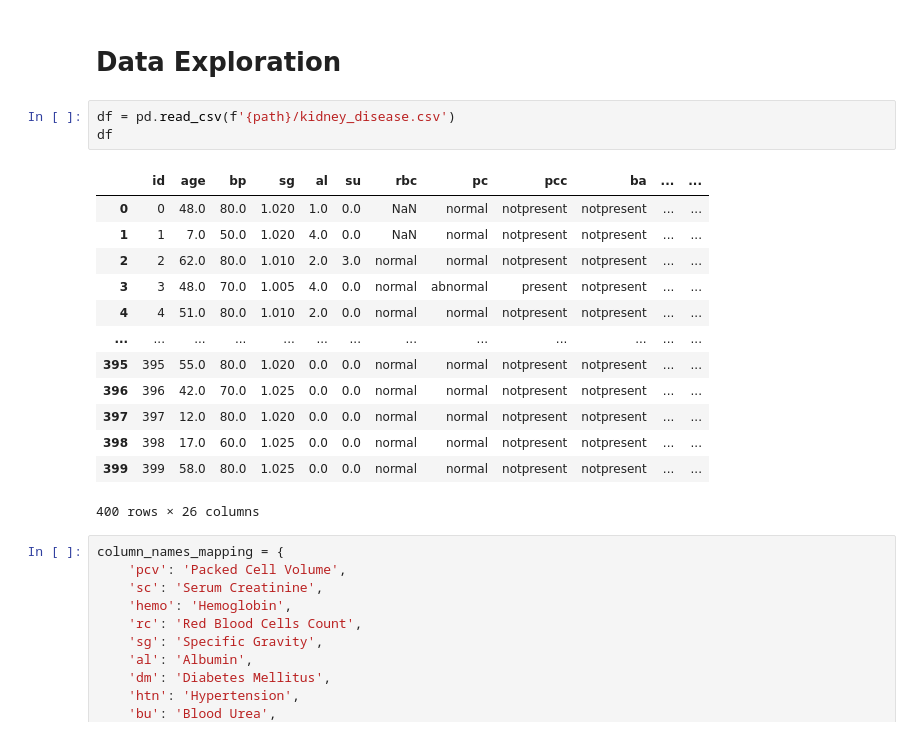
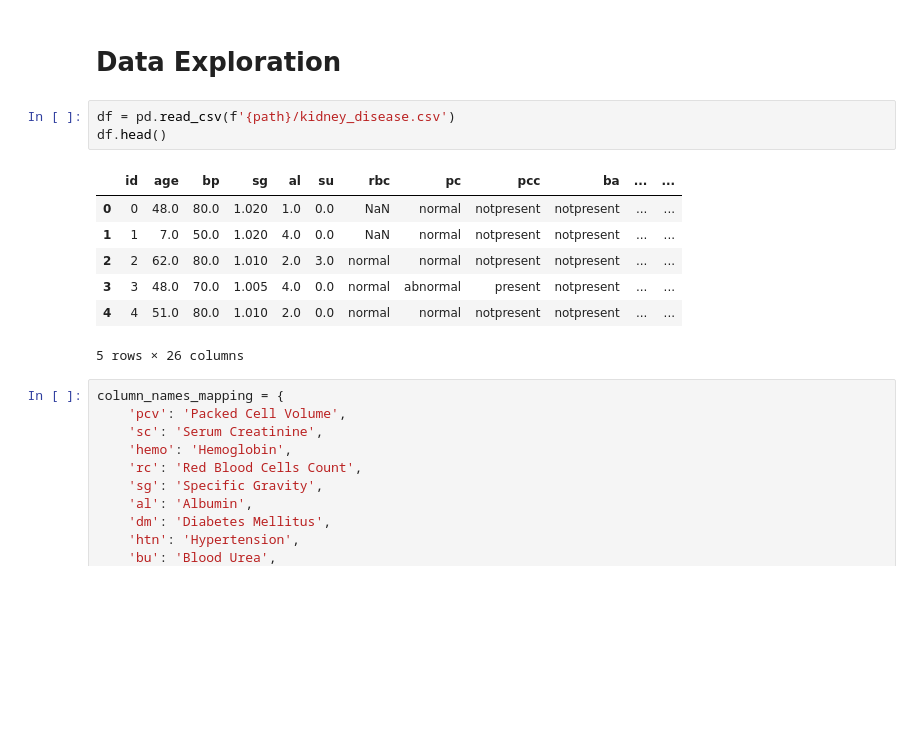
Before and after one commit to hepi1911/ML, a Jupyter notebook: Project_Machine_Learning.ipynb, the cells around one changed output. Saved outputs shown, nothing was run; the diff lists cells and outputs as text; blank space fills up the shorter version.

```diff
--- a/Project_Machine_Learning.ipynb
+++ b/Project_Machine_Learning.ipynb
@@ -32,21 +32,15 @@ Path to dataset files: /root/.cache/kagglehub/datasets/mansoordaku/ckdisease/ver
 # Data Exploration
 # %%
 df = pd.read_csv(f'{path}/kidney_disease.csv')
-df
+df.head()
 # %% [output]
 |  | id | age | bp | sg | al | su | rbc | pc | pcc | ba | ... | ... |
 | 0 | 0 | 48.0 | 80.0 | 1.020 | 1.0 | 0.0 | NaN | normal | notpresent | notpresent | ... | ... |
 | 1 | 1 | 7.0 | 50.0 | 1.020 | 4.0 | 0.0 | NaN | normal | notpresent | notpresent | ... | ... |
 | 2 | 2 | 62.0 | 80.0 | 1.010 | 2.0 | 3.0 | normal | normal | notpresent | notpresent | ... | ... |
 | 3 | 3 | 48.0 | 70.0 | 1.005 | 4.0 | 0.0 | normal | abnormal | present | notpresent | ... | ... |
 | 4 | 4 | 51.0 | 80.0 | 1.010 | 2.0 | 0.0 | normal | normal | notpresent | notpresent | ... | ... |
-| ... | ... | ... | ... | ... | ... | ... | ... | ... | ... | ... | ... | ... |
-| 395 | 395 | 55.0 | 80.0 | 1.020 | 0.0 | 0.0 | normal | normal | notpresent | notpresent | ... | ... |
-| 396 | 396 | 42.0 | 70.0 | 1.025 | 0.0 | 0.0 | normal | normal | notpresent | notpresent | ... | ... |
-| 397 | 397 | 12.0 | 80.0 | 1.020 | 0.0 | 0.0 | normal | normal | notpresent | notpresent | ... | ... |
-| 398 | 398 | 17.0 | 60.0 | 1.025 | 0.0 | 0.0 | normal | normal | notpresent | notpresent | ... | ... |
-| 399 | 399 | 58.0 | 80.0 | 1.025 | 0.0 | 0.0 | normal | normal | notpresent | notpresent | ... | ... |
-400 rows × 26 columns
+5 rows × 26 columns
 # %%
 column_names_mapping = {
     'pcv': 'Packed Cell Volume',
```
Also changed, not shown: parts of 11 cells of this notebook.
